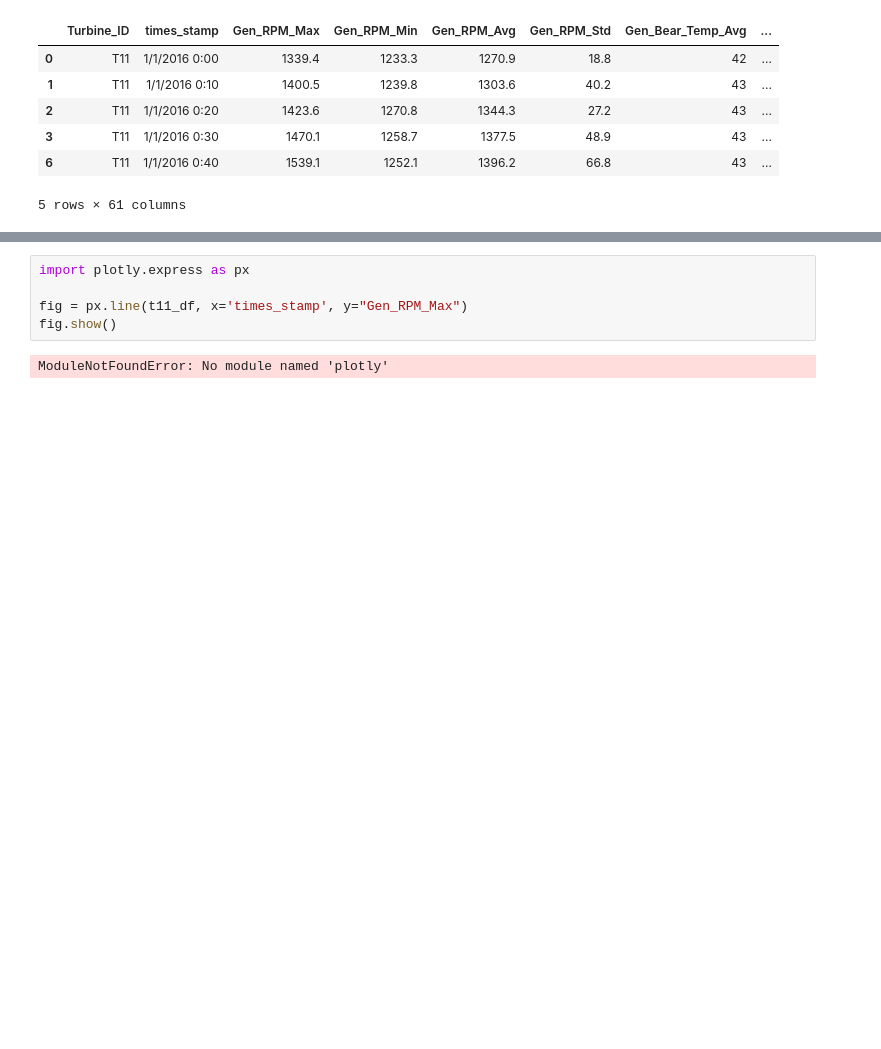
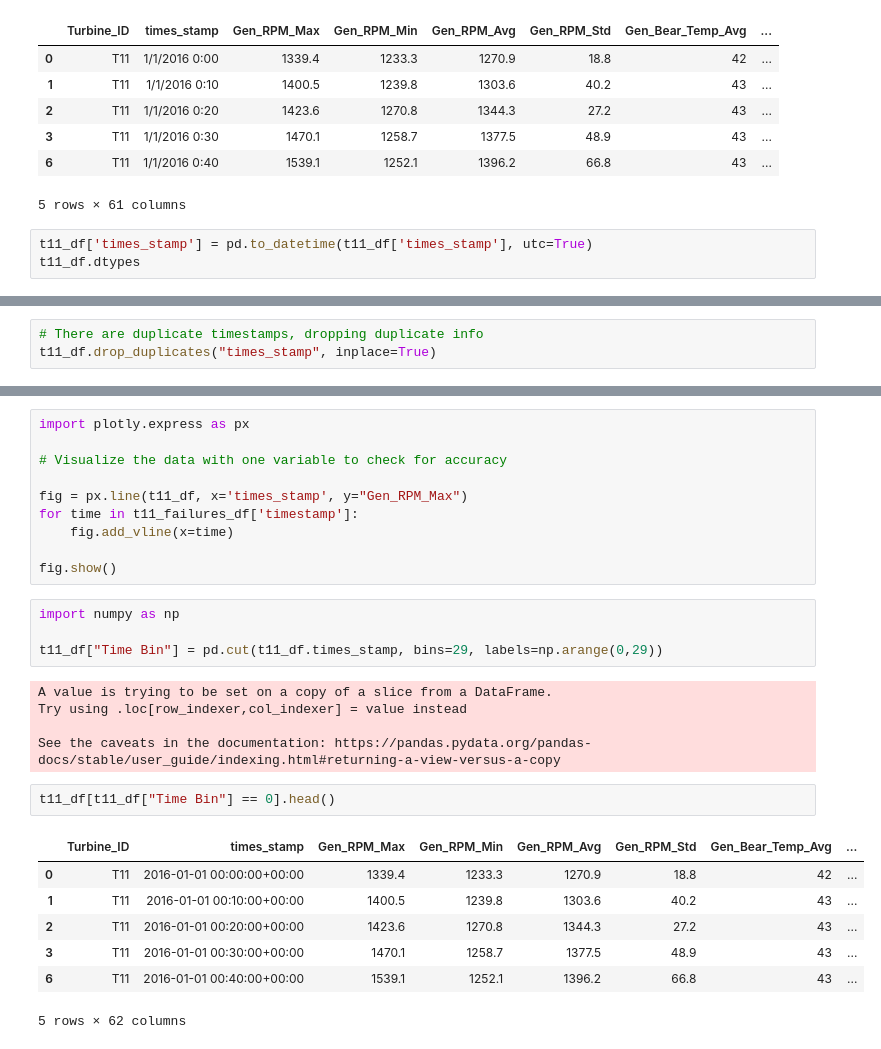
Before and after one commit to sarahrosegallagher/Wind_Turbine_Gearbox_Predictive_Analysis, a Jupyter notebook: Isaac_repo/supervised_test.ipynb, the cells around one changed output, grey strips where cells are left out. Drawn from its saved outputs; the diff is of its cells as text; blank space fills up the shorter version.

Commit message:
created dataframe with time bins, and value for failure in bin and failure in next bin. next step to apply supervised learning model

```diff
--- a/Isaac_repo/supervised_test.ipynb
+++ b/Isaac_repo/supervised_test.ipynb
@@ -24,3 +24,6 @@ t11_df.head()
 | 3 | T11 | 1/1/2016 0:30 | 1470.1 | 1258.7 | 1377.5 | 48.9 | 43 | ... |
 | 6 | T11 | 1/1/2016 0:40 | 1539.1 | 1252.1 | 1396.2 | 66.8 | 43 | ... |
 5 rows × 61 columns
+# %%
+t11_df['times_stamp'] = pd.to_datetime(t11_df['times_stamp'], utc=True)
+t11_df.dtypes
@@ -26,0 +56,3 @@ t11_df.head()
+# %%
+# There are duplicate timestamps, dropping duplicate info
+t11_df.drop_duplicates("times_stamp", inplace=True)
@@ -27,7 +85,29 @@ t11_df.head()
 # %%
 import plotly.express as px
 
+# Visualize the data with one variable to check for accuracy
+
 fig = px.line(t11_df, x='times_stamp', y="Gen_RPM_Max")
+for time in t11_failures_df['timestamp']:
+    fig.add_vline(x=time)
+
 fig.show()
-# %% [output]
-ModuleNotFoundError: No module named 'plotly'
+# %%
+import numpy as np
+
+t11_df["Time Bin"] = pd.cut(t11_df.times_stamp, bins=29, labels=np.arange(0,29))
+# %% [output]
+A value is trying to be set on a copy of a slice from a DataFrame.
+Try using .loc[row_indexer,col_indexer] = value instead
+
+See the caveats in the documentation: https://pandas.pydata.org/pandas-docs/stable/user_guide/indexing.html#returning-a-view-versus-a-copy
+# %%
+t11_df[t11_df["Time Bin"] == 0].head()
+# %% [output]
+|  | Turbine_ID | times_stamp | Gen_RPM_Max | Gen_RPM_Min | Gen_RPM_Avg | Gen_RPM_Std | Gen_Bear_Temp_Avg | ... |
+| 0 | T11 | 2016-01-01 00:00:00+00:00 | 1339.4 | 1233.3 | 1270.9 | 18.8 | 42 | ... |
+| 1 | T11 | 2016-01-01 00:10:00+00:00 | 1400.5 | 1239.8 | 1303.6 | 40.2 | 43 | ... |
+| 2 | T11 | 2016-01-01 00:20:00+00:00 | 1423.6 | 1270.8 | 1344.3 | 27.2 | 43 | ... |
+| 3 | T11 | 2016-01-01 00:30:00+00:00 | 1470.1 | 1258.7 | 1377.5 | 48.9 | 43 | ... |
+| 6 | T11 | 2016-01-01 00:40:00+00:00 | 1539.1 | 1252.1 | 1396.2 | 66.8 | 43 | ... |
+5 rows × 62 columns
```
Also changed, not shown: parts of 21 cells of this notebook.
